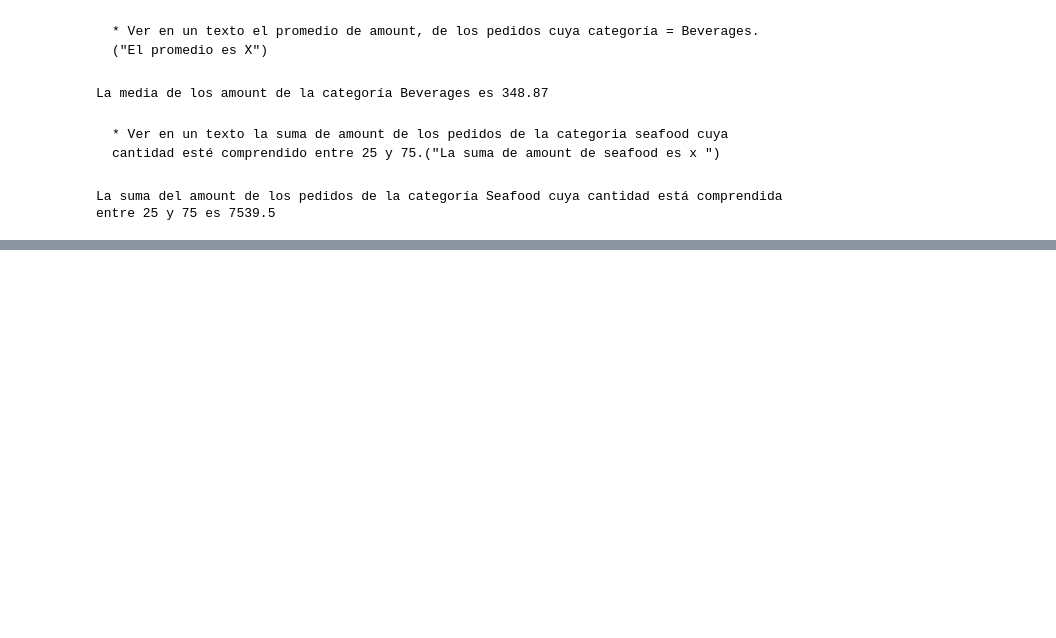
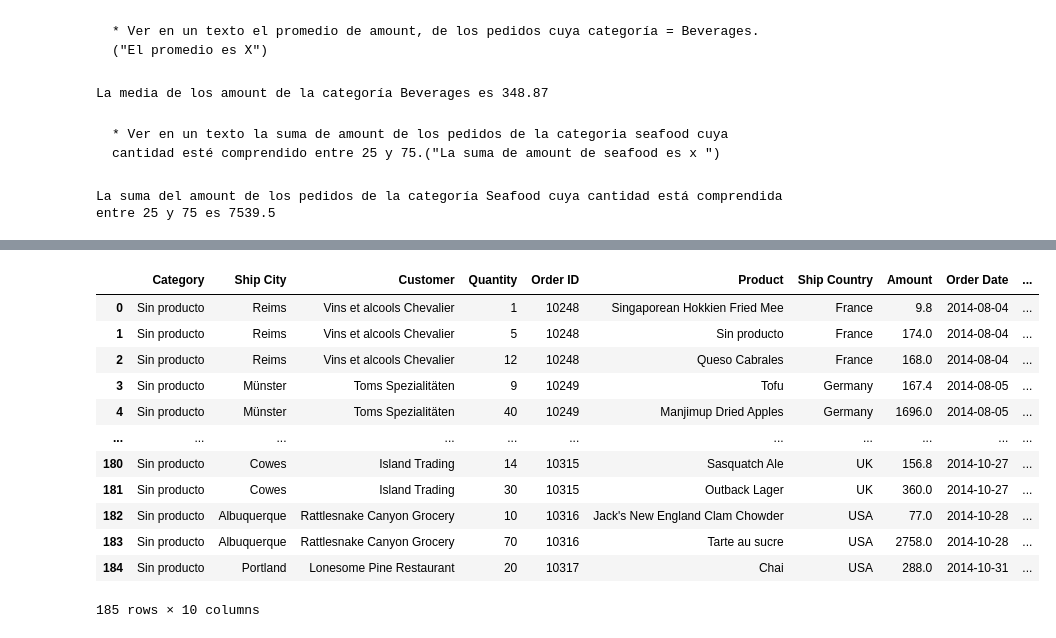
Before and after one commit to JaviDoria/Pytho-Data-Science, a Jupyter notebook: Día 5.ipynb, the cells around one changed output, grey strips where cells are left out. Saved outputs shown, nothing was run; the diff lists cells and outputs as text; code cells hidden in the pictures; blank space fills up the shorter version.

```diff
--- a/Día 5.ipynb
+++ b/Día 5.ipynb
@@ -122,0 +187,5 @@ La suma del amount de los pedidos de la categoría Seafood cuya cantidad está c
+# %%
+# VAMOS A RECORRER UN DF CON UN BUCLE FOR:
+filas = len(trimestre)
+for i in range(0,filas):
+    print(trimestre.iloc[i,1])
@@ -122,0 +210,20 @@ La suma del amount de los pedidos de la categoría Seafood cuya cantidad está c
+# %%
+# vamos a recorrel el DF con el bucle for pero vamos a hacer escritura
+filas = len(trimestre)
+for i in range(0,filas):
+    trimestre.iloc[i,0] = "Sin producto"
+trimestre
+# %% [output]
+|  | Category | Ship City | Customer | Quantity | Order ID | Product | Ship Country | Amount | Order Date | ... |
+| 0 | Sin producto | Reims | Vins et alcools Chevalier | 1 | 10248 | Singaporean Hokkien Fried Mee | France | 9.8 | 2014-08-04 | ... |
+| 1 | Sin producto | Reims | Vins et alcools Chevalier | 5 | 10248 | Sin producto | France | 174.0 | 2014-08-04 | ... |
+| 2 | Sin producto | Reims | Vins et alcools Chevalier | 12 | 10248 | Queso Cabrales | France | 168.0 | 2014-08-04 | ... |
+| 3 | Sin producto | Münster | Toms Spezialitäten | 9 | 10249 | Tofu | Germany | 167.4 | 2014-08-05 | ... |
+| 4 | Sin producto | Münster | Toms Spezialitäten | 40 | 10249 | Manjimup Dried Apples | Germany | 1696.0 | 2014-08-05 | ... |
+| ... | ... | ... | ... | ... | ... | ... | ... | ... | ... | ... |
+| 180 | Sin producto | Cowes | Island Trading | 14 | 10315 | Sasquatch Ale | UK | 156.8 | 2014-10-27 | ... |
+| 181 | Sin producto | Cowes | Island Trading | 30 | 10315 | Outback Lager | UK | 360.0 | 2014-10-27 | ... |
+| 182 | Sin producto | Albuquerque | Rattlesnake Canyon Grocery | 10 | 10316 | Jack's New England Clam Chowder | USA | 77.0 | 2014-10-28 | ... |
+| 183 | Sin producto | Albuquerque | Rattlesnake Canyon Grocery | 70 | 10316 | Tarte au sucre | USA | 2758.0 | 2014-10-28 | ... |
+| 184 | Sin producto | Portland | Lonesome Pine Restaurant | 20 | 10317 | Chai | USA | 288.0 | 2014-10-31 | ... |
+185 rows × 10 columns
```
Also changed, not shown: parts of 11 cells of this notebook, 1 other file.
